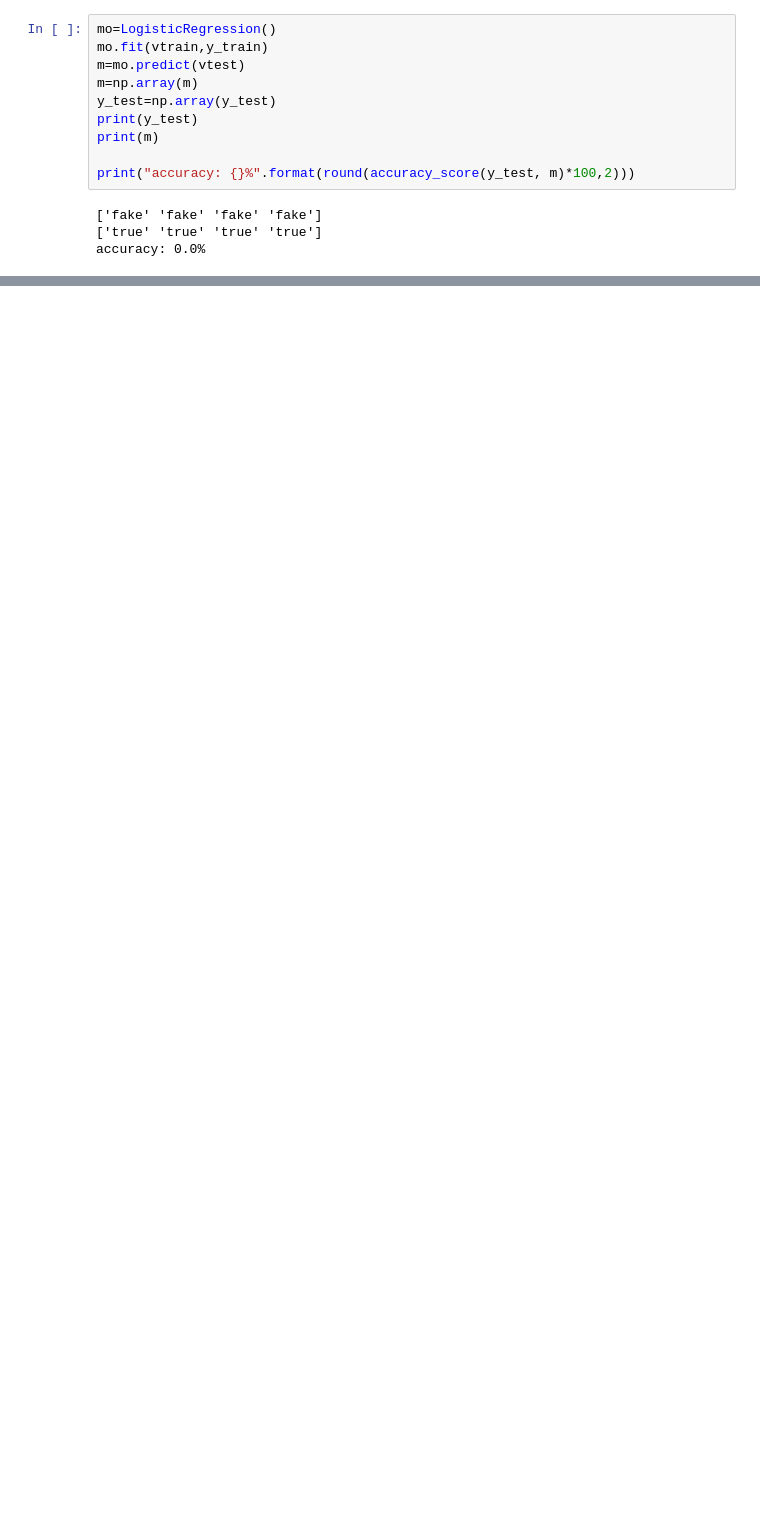
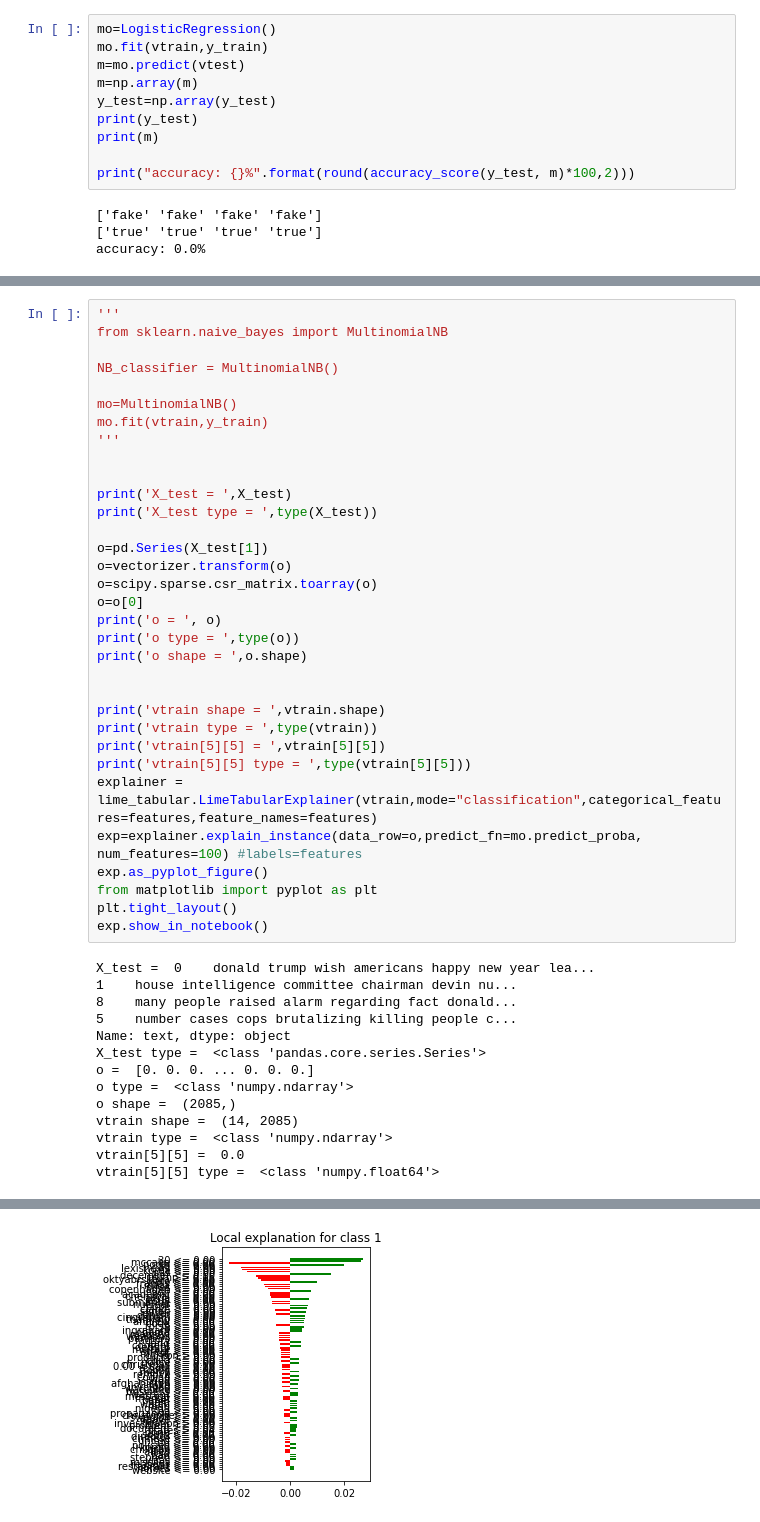
Before and after one commit to EvanEpivent5/EMSCC-FakeNewsProject, a Jupyter notebook: testlime.ipynb, the cells around one changed output, grey strips where cells are left out. Drawn from its saved outputs; the diff is of its cells as text; blank space fills up the shorter version.

```diff
--- a/testlime.ipynb
+++ b/testlime.ipynb
@@ -238,0 +263,47 @@ Reshape your data either using array.reshape(-1, 1) if your data has a single fe
+# %%
+'''
+from sklearn.naive_bayes import MultinomialNB
+
+NB_classifier = MultinomialNB()
+
+mo=MultinomialNB()
+mo.fit(vtrain,y_train)
+'''
+
+
+print('X_test = ',X_test)
+print('X_test type = ',type(X_test))
+
+o=pd.Series(X_test[1])
+o=vectorizer.transform(o)
+o=scipy.sparse.csr_matrix.toarray(o)
+o=o[0]
+print('o = ', o)
+print('o type = ',type(o))
+print('o shape = ',o.shape)
+
+
+print('vtrain shape = ',vtrain.shape)
+print('vtrain type = ',type(vtrain))
+print('vtrain[5][5] = ',vtrain[5][5])
+print('vtrain[5][5] type = ',type(vtrain[5][5]))
+explainer = lime_tabular.LimeTabularExplainer(vtrain,mode="classification",categorical_features=features,feature_names=features)
+exp=explainer.explain_instance(data_row=o,predict_fn=mo.predict_proba, num_features=100) #labels=features
+exp.as_pyplot_figure()
+from matplotlib import pyplot as plt
+plt.tight_layout()
+exp.show_in_notebook()
+# %% [output]
+X_test =  0    donald trump wish americans happy new year lea...
+1    house intelligence committee chairman devin nu...
+8    many people raised alarm regarding fact donald...
+5    number cases cops brutalizing killing people c...
+Name: text, dtype: object
+X_test type =  <class 'pandas.core.series.Series'>
+o =  [0. 0. 0. ... 0. 0. 0.]
+o type =  <class 'numpy.ndarray'>
+o shape =  (2085,)
+vtrain shape =  (14, 2085)
+vtrain type =  <class 'numpy.ndarray'>
+vtrain[5][5] =  0.0
+vtrain[5][5] type =  <class 'numpy.float64'>
@@ -238,0 +311 @@ Reshape your data either using array.reshape(-1, 1) if your data has a single fe
+[figure, added]
```
Also changed, not shown: parts of 6 cells of this notebook, 1 other file.
